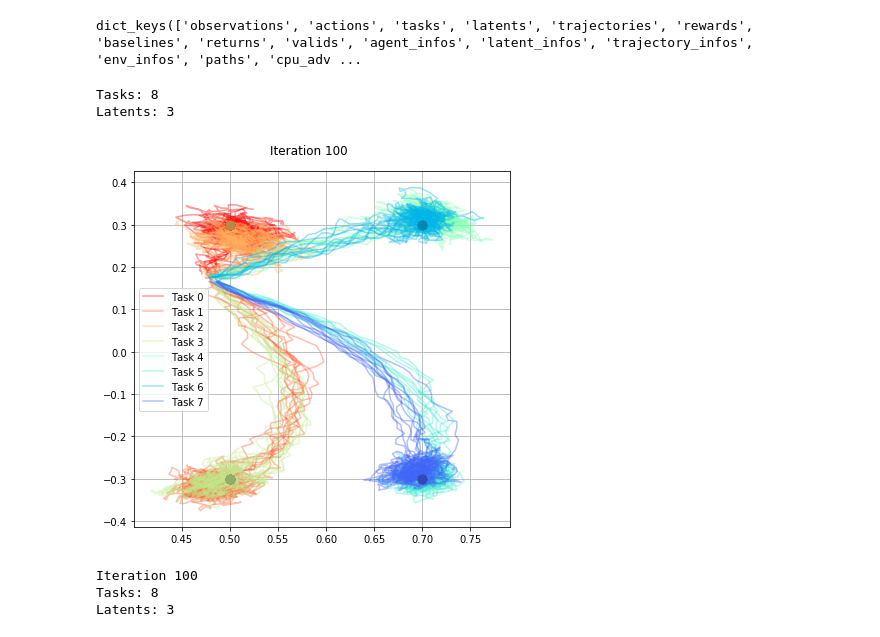
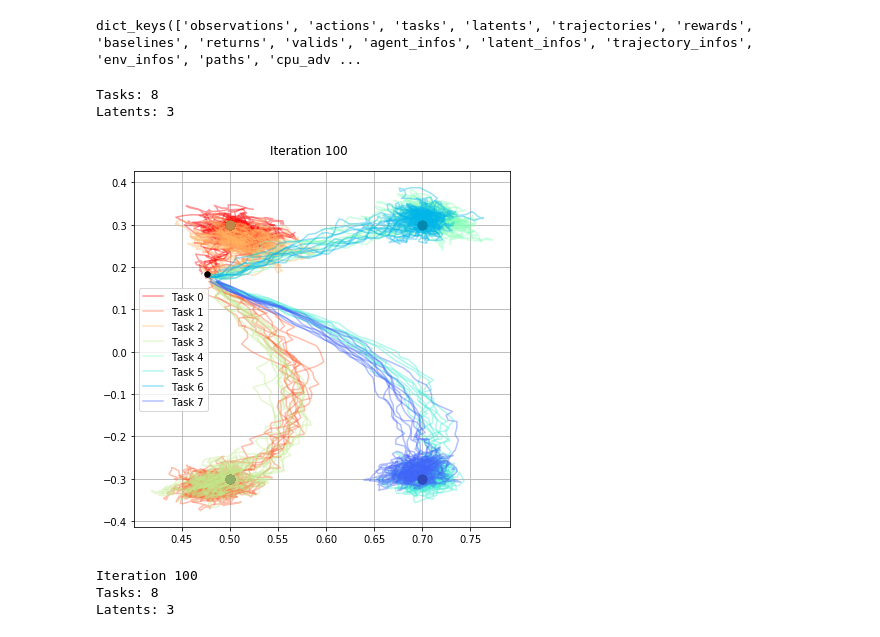
Before and after one commit to ryanjulian/embed2learn, a Jupyter notebook: notebooks/trajectory_plotting.ipynb, the cells around one changed output. Drawn from its saved outputs; the diff is of its cells as text; code cells hidden in the pictures.

Commit message:
More plots

```diff
--- a/notebooks/trajectory_plotting.ipynb
+++ b/notebooks/trajectory_plotting.ipynb
@@ -64,35 +64,35 @@ print("Latents:", nlatents)
 nrollouts = 10
 fig = plt.figure(figsize=(6, 6))
 fig.suptitle(title)
 plt.grid()
 
 X_AXIS = 0
 Y_AXIS = 1
 
 colormap = lambda x: matplotlib.cm.get_cmap("rainbow")(1. - x)
 for task in range(ntasks):
     path_length = samples["observations"][tasks[task][0]].shape[0]
     xs = np.arange(0, path_length)
     for i in range(nrollouts):
         means = samples["env_infos"]["gripper_position"][tasks[task][i]]
         stds = np.square(np.mean(np.exp(samples["agent_infos"]["log_std"][tasks[task][i]]), axis=1)) * 10.
 
         xs, ys = means[:,X_AXIS], means[:,Y_AXIS]
 
 #         plt.scatter(xs, ys, s=stds, color=colormap(task * 1. / ntasks), zorder=1, alpha=.1)
         plt.plot(xs, ys, color=colormap(task * 1. / ntasks), zorder=2, label="Task %i" % task if i == 0 else None, alpha=.4)
         if task == 0 and i == 0:
-            ax.scatter([xs[X_AXIS]], [ys[Y_AXIS]], s=30, color="black", zorder=3)
+            plt.scatter([xs[X_AXIS]], [ys[Y_AXIS]], s=30, color="black", zorder=3)
         true_color = np.array(colormap(task * 1. / ntasks)) * 0.75
         true_color[3] = 1.
         plt.scatter([TASK_GOALS[task][X_AXIS]], [TASK_GOALS[task][Y_AXIS]], s=70, color=true_color, zorder=3)
 plt.legend()
 fig.tight_layout(rect=[0, 0.03, 1, 0.95])
 # fig.savefig("inference_net_%i.png" % itr)
 # %% [output]
 Tasks: 8
 Latents: 3
-[figure, old version]
+[figure, new version]
 # %%
 %matplotlib inline
 from mpl_toolkits import mplot3d
```
Also changed, not shown: parts of 1 cell of this notebook, 2 other files.
